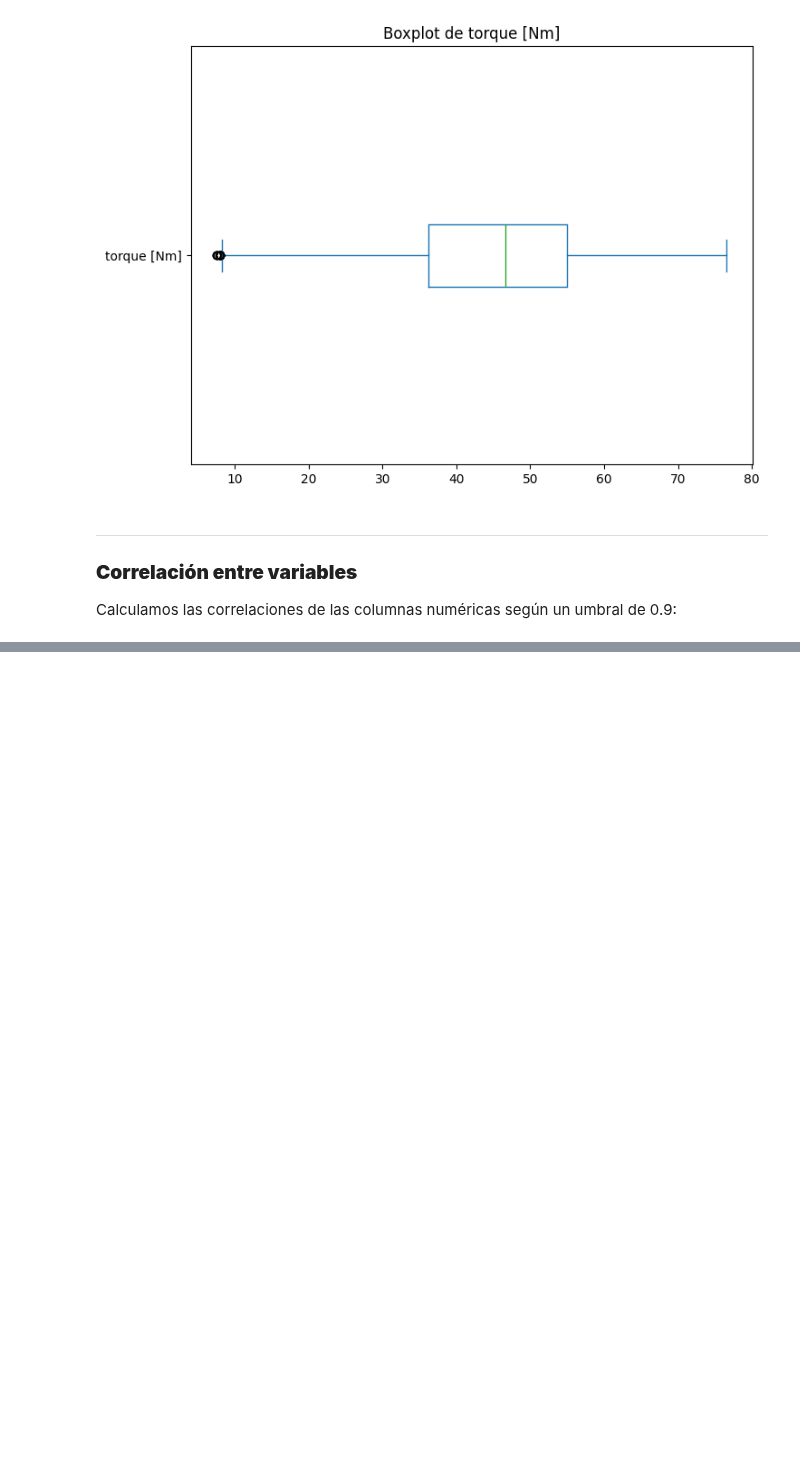
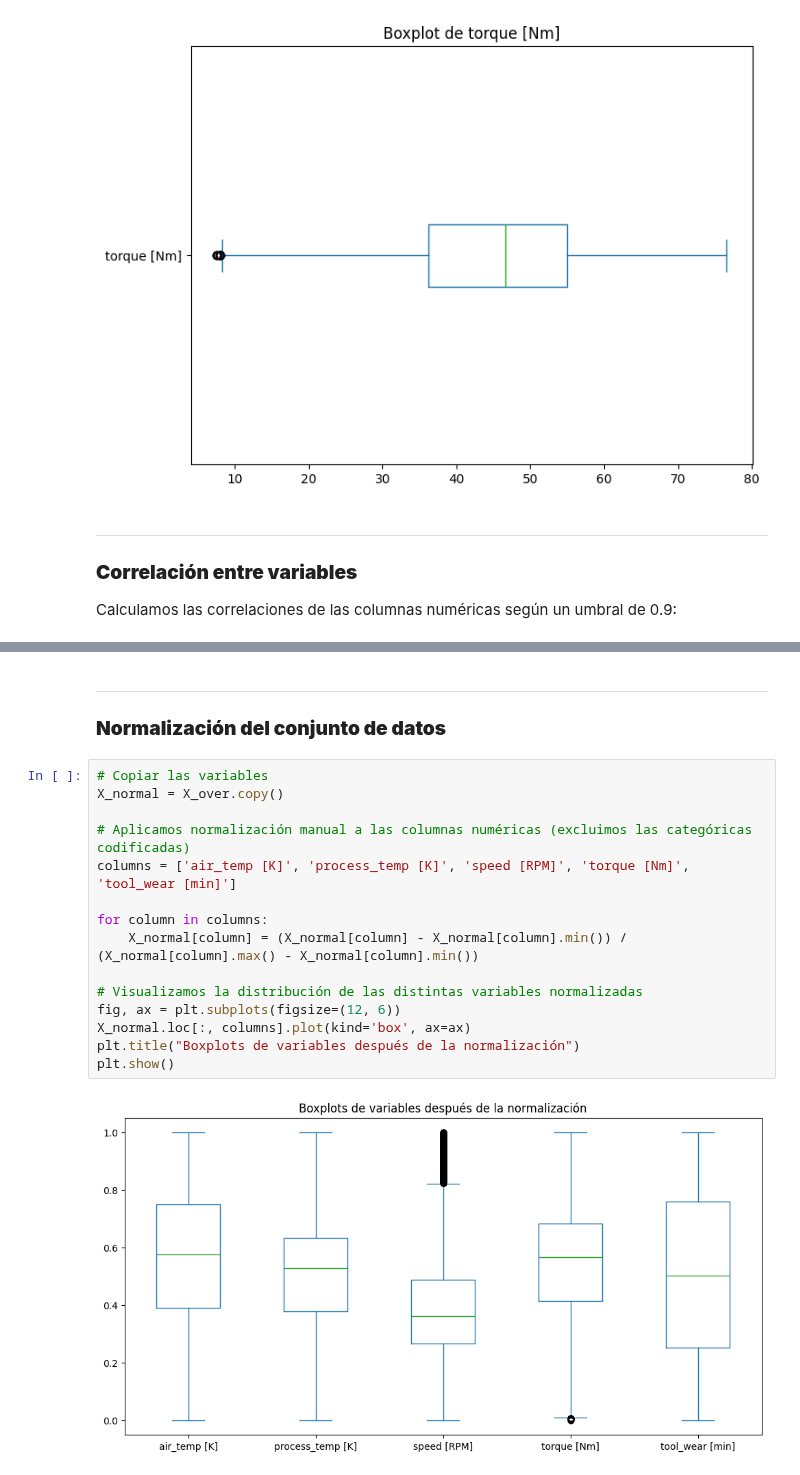
Before and after one commit to Lautsol/Tp-Ciencia-de-datos, a Jupyter notebook: Archivos/TP_Parte2.ipynb, the cells around one changed output, grey strips where cells are left out. Saved outputs shown, nothing was run; the diff lists cells and outputs as text; blank space fills up the shorter version.

```diff
--- a/Archivos/TP_Parte2.ipynb
+++ b/Archivos/TP_Parte2.ipynb
@@ -143,0 +209,20 @@ df = pd.get_dummies(df, columns = ['product_type', 'target'], dtype=int)
+# %% [markdown]
+---
+### **Normalización del conjunto de datos**
+# %%
+# Copiar las variables
+X_normal = X_over.copy()
+
+# Aplicamos normalización manual a las columnas numéricas (excluimos las categóricas codificadas)
+columns = ['air_temp [K]', 'process_temp [K]', 'speed [RPM]', 'torque [Nm]', 'tool_wear [min]']
+
+for column in columns:
+    X_normal[column] = (X_normal[column] - X_normal[column].min()) / (X_normal[column].max() - X_normal[column].min())
+
+# Visualizamos la distribución de las distintas variables normalizadas
+fig, ax = plt.subplots(figsize=(12, 6))
+X_normal.loc[:, columns].plot(kind='box', ax=ax)
+plt.title("Boxplots de variables después de la normalización")
+plt.show()
+# %% [output]
+[figure, added]
```
Also changed, not shown: parts of 8 cells of this notebook, 1 other file.
